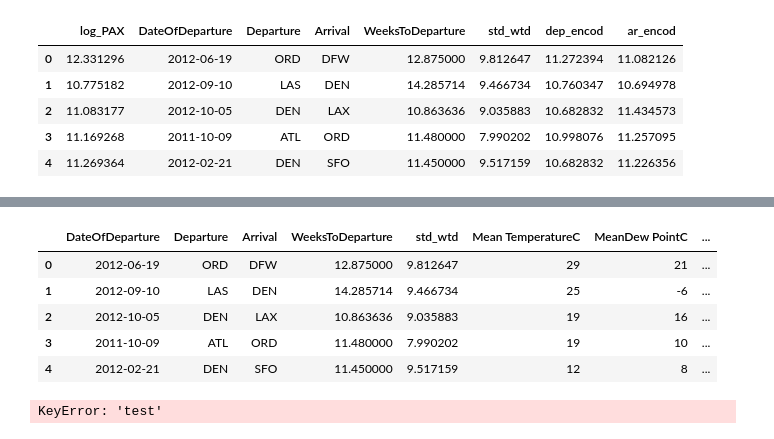
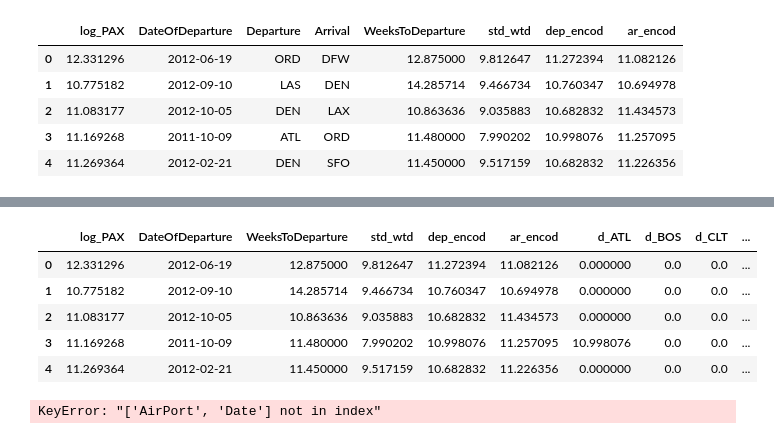
Before and after one commit to AdrienToulouse/Predicting_air_traffic, a Jupyter notebook: Polo's feature_extractors.ipynb, the cells around one changed output, grey strips where cells are left out. Cells and saved outputs as stored; diff of their text form; code cells hidden in the pictures.

```diff
--- a/Polo's feature_extractors.ipynb
+++ b/Polo's feature_extractors.ipynb
@@ -66,0 +56,19 @@ X_encoded.head()
+# %%
+X_encoded = X_encoded.join(pd.get_dummies(X_encoded['Departure'], prefix = 'd'))
+X_encoded = X_encoded.join(pd.get_dummies(X_encoded['Arrival'], prefix='a'))
+X_encoded = X_encoded.drop('Departure', axis=1)
+X_encoded = X_encoded.drop('Arrival', axis=1)
+
+X_encoded.loc[:, 'd_ATL': 'd_SFO'] = X_encoded.loc[:, 'd_ATL': 'd_SFO'].mul(
+    X_encoded.loc[:, 'dep_encod'], axis='rows')
+X_encoded.loc[:, 'a_ATL': 'a_SFO'] = X_encoded.loc[:, 'a_ATL': 'a_SFO'].mul(
+    X_encoded.loc[:, 'ar_encod'], axis='rows')
+
+X_encoded.head()
+# %% [output]
+|  | log_PAX | DateOfDeparture | WeeksToDeparture | std_wtd | dep_encod | ar_encod | d_ATL | d_BOS | d_CLT | ... |
+| 0 | 12.331296 | 2012-06-19 | 12.875000 | 9.812647 | 11.272394 | 11.082126 | 0.000000 | 0.0 | 0.0 | ... |
+| 1 | 10.775182 | 2012-09-10 | 14.285714 | 9.466734 | 10.760347 | 10.694978 | 0.000000 | 0.0 | 0.0 | ... |
+| 2 | 11.083177 | 2012-10-05 | 10.863636 | 9.035883 | 10.682832 | 11.434573 | 0.000000 | 0.0 | 0.0 | ... |
+| 3 | 11.169268 | 2011-10-09 | 11.480000 | 7.990202 | 10.998076 | 11.257095 | 10.998076 | 0.0 | 0.0 | ... |
+| 4 | 11.269364 | 2012-02-21 | 11.450000 | 9.517159 | 10.682832 | 11.226356 | 0.000000 | 0.0 | 0.0 | ... |
@@ -78,19 +94,4 @@ X_encoded = pd.merge(
             sort=False)
 X_encoded.head()
 # %% [output]
-|  | DateOfDeparture | Departure | Arrival | WeeksToDeparture | std_wtd | Mean TemperatureC | MeanDew PointC | ... |
-| 0 | 2012-06-19 | ORD | DFW | 12.875000 | 9.812647 | 29 | 21 | ... |
-| 1 | 2012-09-10 | LAS | DEN | 14.285714 | 9.466734 | 25 | -6 | ... |
-| 2 | 2012-10-05 | DEN | LAX | 10.863636 | 9.035883 | 19 | 16 | ... |
-| 3 | 2011-10-09 | ATL | ORD | 11.480000 | 7.990202 | 19 | 10 | ... |
-| 4 | 2012-02-21 | DEN | SFO | 11.450000 | 9.517159 | 12 | 8 | ... |
+KeyError: "['AirPort', 'Date'] not in index"
-# %%
-X_empty = pd.DataFrame(columns=X_encoded.columns)
-X_encoded ['test'] = X_encoded['std_wtd']*X_encoded['WeeksToDeparture']
-
-X_encoded.loc[:, 'WeeksToDeparture' : 'test'] = StandardScaler().fit_transform(
-    X_encoded.loc[:, 'WeeksToDeparture' : 'test'])
-#X_encoded.loc[:,'test'] = StandardScaler().fit_transform(X_encoded.loc[:,'test'])
-X_encoded.head()
-# %% [output]
-KeyError: 'test'
```
Also changed, not shown: parts of 11 cells of this notebook, 13 other files.
